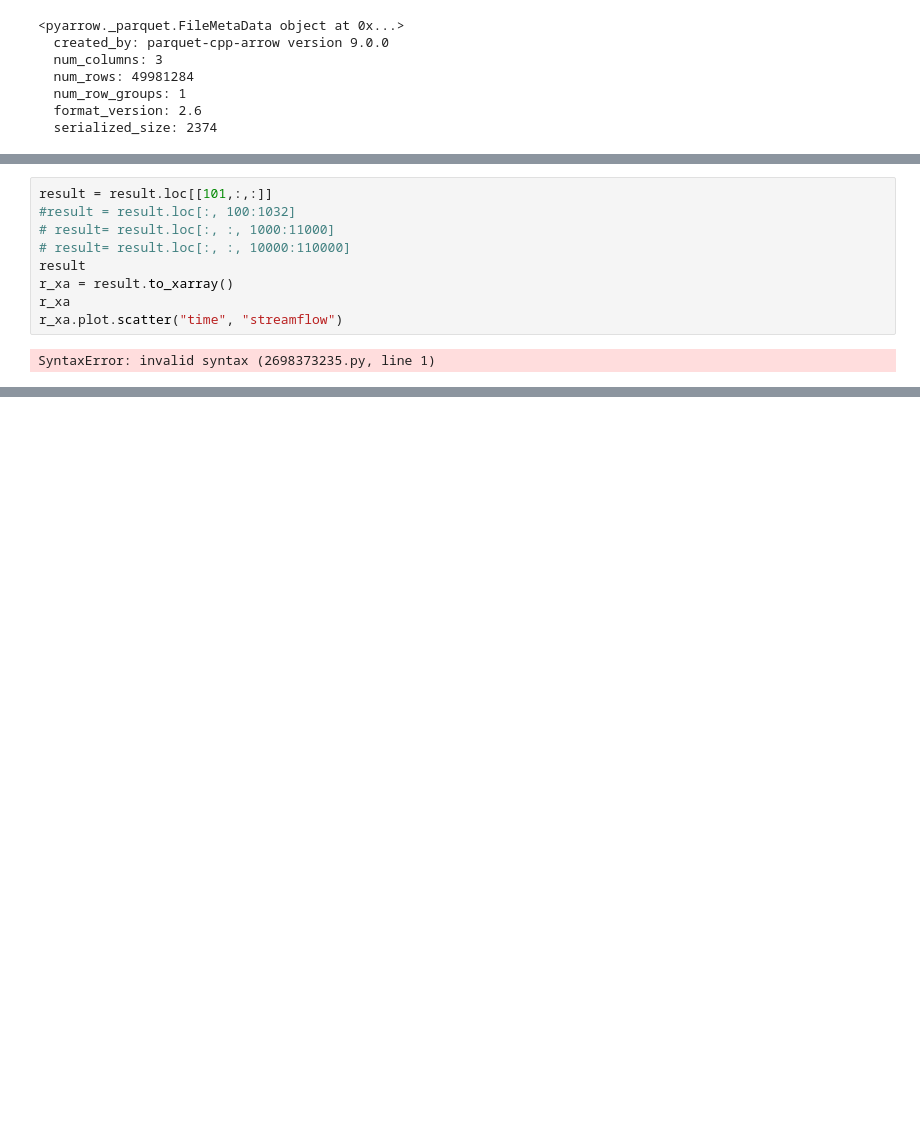
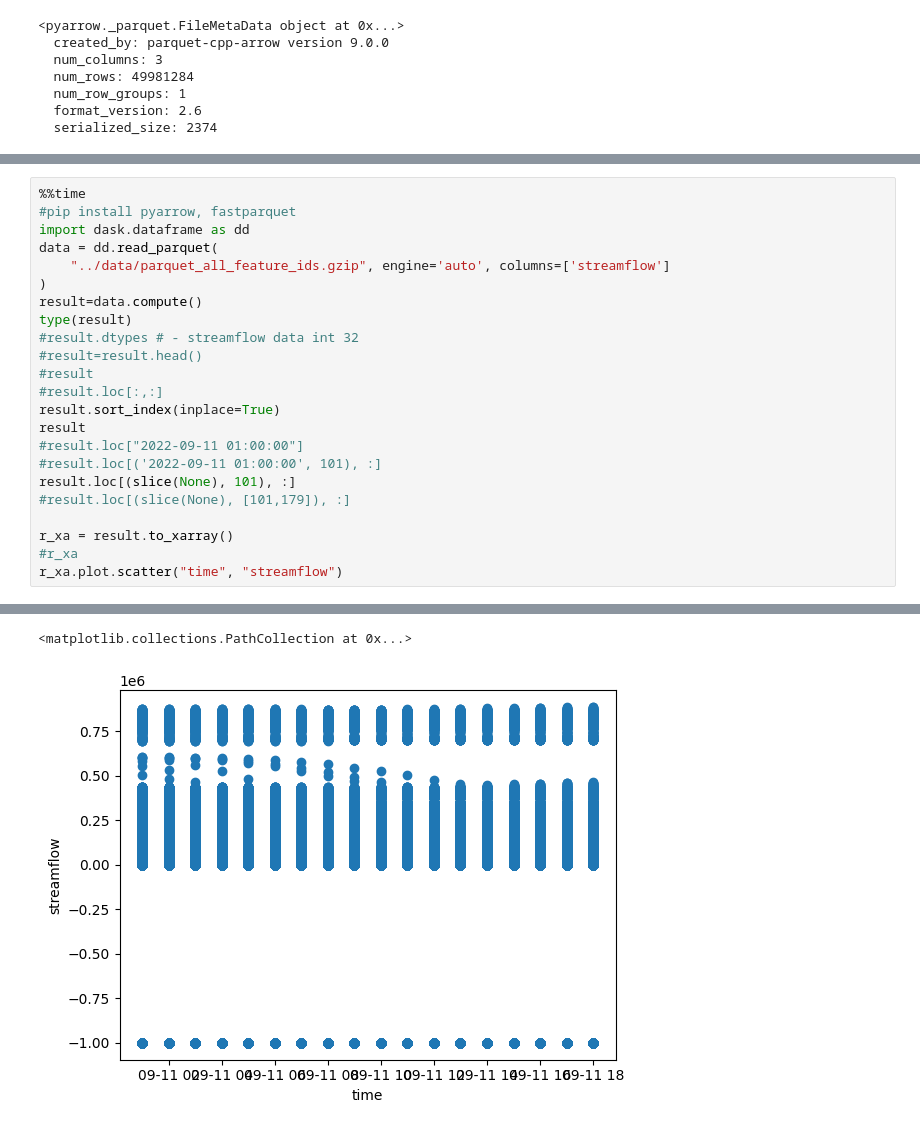
Before and after one commit to AlabamaWaterInstitute/data_access_examples, a Jupyter notebook: parquet/example_remote_dl_parquet.ipynb, the cells around one changed output, grey strips where cells are left out. Cells and saved outputs as stored; diff of their text form; blank space fills up the shorter version.

Commit message:
Updated the read parquet functionality.

```diff
--- a/parquet/example_remote_dl_parquet.ipynb
+++ b/parquet/example_remote_dl_parquet.ipynb
@@ -183,11 +173,24 @@ Wall time: 6.08 s
-# %%
-result = result.loc[[101,:,:]]
-#result = result.loc[:, 100:1032]
-# result= result.loc[:, :, 1000:11000]
-# result= result.loc[:, :, 10000:110000]
-result
-r_xa = result.to_xarray()
-r_xa
-r_xa.plot.scatter("time", "streamflow")
-# %% [output]
-SyntaxError: invalid syntax (2698373235.py, line 1)
+# %%
+%%time
+#pip install pyarrow, fastparquet
+import dask.dataframe as dd
+data = dd.read_parquet(
+    "../data/parquet_all_feature_ids.gzip", engine='auto', columns=['streamflow']
+)
+result=data.compute()
+type(result)
+#result.dtypes # - streamflow data int 32
+#result=result.head()
+#result
+#result.loc[:,:]
+result.sort_index(inplace=True)
+result
+#result.loc["2022-09-11 01:00:00"]
+#result.loc[('2022-09-11 01:00:00', 101), :]
+result.loc[(slice(None), 101), :]
+#result.loc[(slice(None), [101,179]), :]
+
+r_xa = result.to_xarray()
+#r_xa
+r_xa.plot.scatter("time", "streamflow")
+# %% [output]
@@ -193,0 +199,2 @@ SyntaxError: invalid syntax (2698373235.py, line 1)
+<matplotlib.collections.PathCollection at 0x...>
+[figure, added]
```
Also changed, not shown: parts of 5 cells of this notebook.
